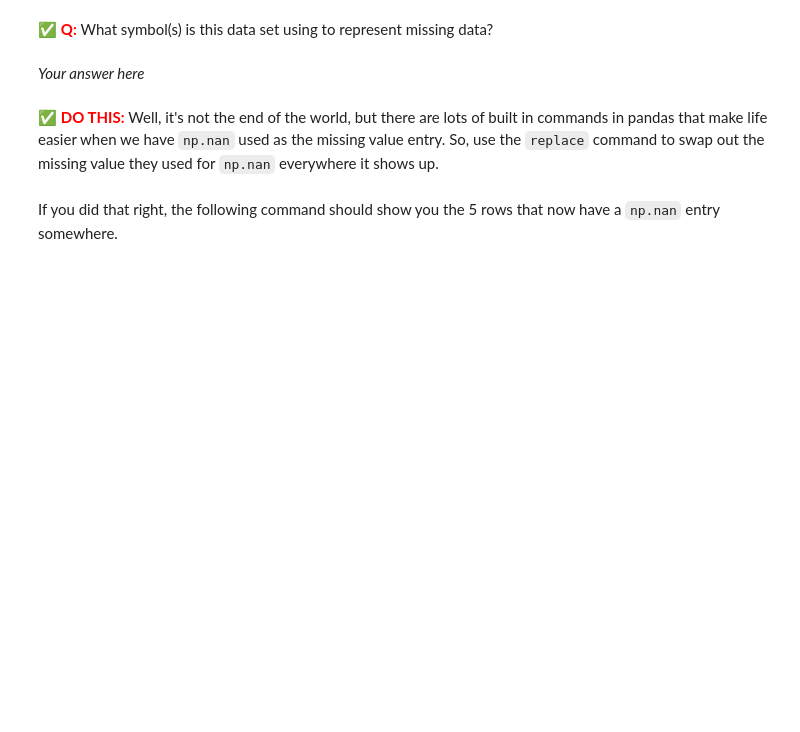
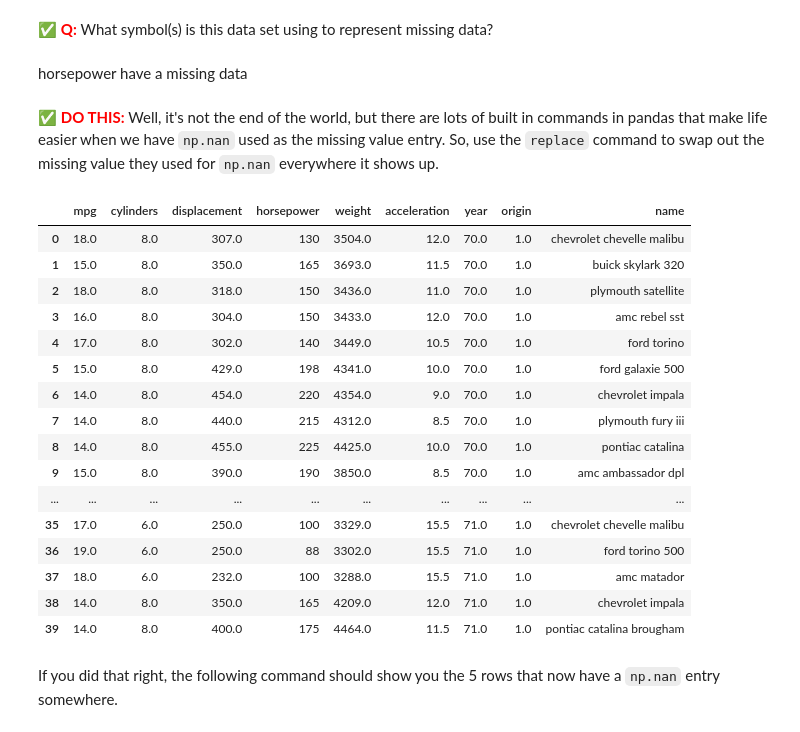
Before and after one commit to sion1171/CMSE381SS24, a Jupyter notebook: Lectures/Lect1-python-review/Ch02-Lab_PythonReview.ipynb, the cells around one changed output. Cells and saved outputs as stored; diff of their text form; code cells hidden in the pictures; blank space fills up the shorter version.

```diff
--- a/Lectures/Lect1-python-review/Ch02-Lab_PythonReview.ipynb
+++ b/Lectures/Lect1-python-review/Ch02-Lab_PythonReview.ipynb
@@ -148,12 +148,33 @@ auto.head(40)
 | 39 | 14.0 | 8 | 400.0 | 175 | 4464 | 11.5 | 71 | 1 | pontiac catalina brougham |
 # %% [markdown]
 &#9989; **<font color=red>Q:</font>** What symbol(s) is this data set using to represent missing data?
-# %% [markdown]
-*Your answer here*
+# %% [markdown]
+horsepower have a missing data
 # %% [markdown]
 &#9989; **<font color=red>DO THIS:</font>** Well, it's not the end of the world, but there are lots of built in commands in pandas that make life easier when we have `np.nan` used as the missing value entry. So, use the `replace` command to swap out the missing value they used for `np.nan` everywhere it shows up.
 # %%
 #---- your code goes in here! ---#
+auto[auto.horsepower == "?"] = np.nan
+
+auto.head(40)
+# %% [output]
+|  | mpg | cylinders | displacement | horsepower | weight | acceleration | year | origin | name |
+| 0 | 18.0 | 8.0 | 307.0 | 130 | 3504.0 | 12.0 | 70.0 | 1.0 | chevrolet chevelle malibu |
+| 1 | 15.0 | 8.0 | 350.0 | 165 | 3693.0 | 11.5 | 70.0 | 1.0 | buick skylark 320 |
+| 2 | 18.0 | 8.0 | 318.0 | 150 | 3436.0 | 11.0 | 70.0 | 1.0 | plymouth satellite |
+| 3 | 16.0 | 8.0 | 304.0 | 150 | 3433.0 | 12.0 | 70.0 | 1.0 | amc rebel sst |
+| 4 | 17.0 | 8.0 | 302.0 | 140 | 3449.0 | 10.5 | 70.0 | 1.0 | ford torino |
+| 5 | 15.0 | 8.0 | 429.0 | 198 | 4341.0 | 10.0 | 70.0 | 1.0 | ford galaxie 500 |
+| 6 | 14.0 | 8.0 | 454.0 | 220 | 4354.0 | 9.0 | 70.0 | 1.0 | chevrolet impala |
+| 7 | 14.0 | 8.0 | 440.0 | 215 | 4312.0 | 8.5 | 70.0 | 1.0 | plymouth fury iii |
+| 8 | 14.0 | 8.0 | 455.0 | 225 | 4425.0 | 10.0 | 70.0 | 1.0 | pontiac catalina |
+| 9 | 15.0 | 8.0 | 390.0 | 190 | 3850.0 | 8.5 | 70.0 | 1.0 | amc ambassador dpl |
+| ... | ... | ... | ... | ... | ... | ... | ... | ... | ... |
+| 35 | 17.0 | 6.0 | 250.0 | 100 | 3329.0 | 15.5 | 71.0 | 1.0 | chevrolet chevelle malibu |
+| 36 | 19.0 | 6.0 | 250.0 | 88 | 3302.0 | 15.5 | 71.0 | 1.0 | ford torino 500 |
+| 37 | 18.0 | 6.0 | 232.0 | 100 | 3288.0 | 15.5 | 71.0 | 1.0 | amc matador |
+| 38 | 14.0 | 8.0 | 350.0 | 165 | 4209.0 | 12.0 | 71.0 | 1.0 | chevrolet impala |
+| 39 | 14.0 | 8.0 | 400.0 | 175 | 4464.0 | 11.5 | 71.0 | 1.0 | pontiac catalina brougham |
 # %% [markdown]
 If you did that right, the following command should show you the 5 rows that now have a `np.nan` entry somewhere.
 # %%
```
Also changed, not shown: parts of 7 cells of this notebook.
